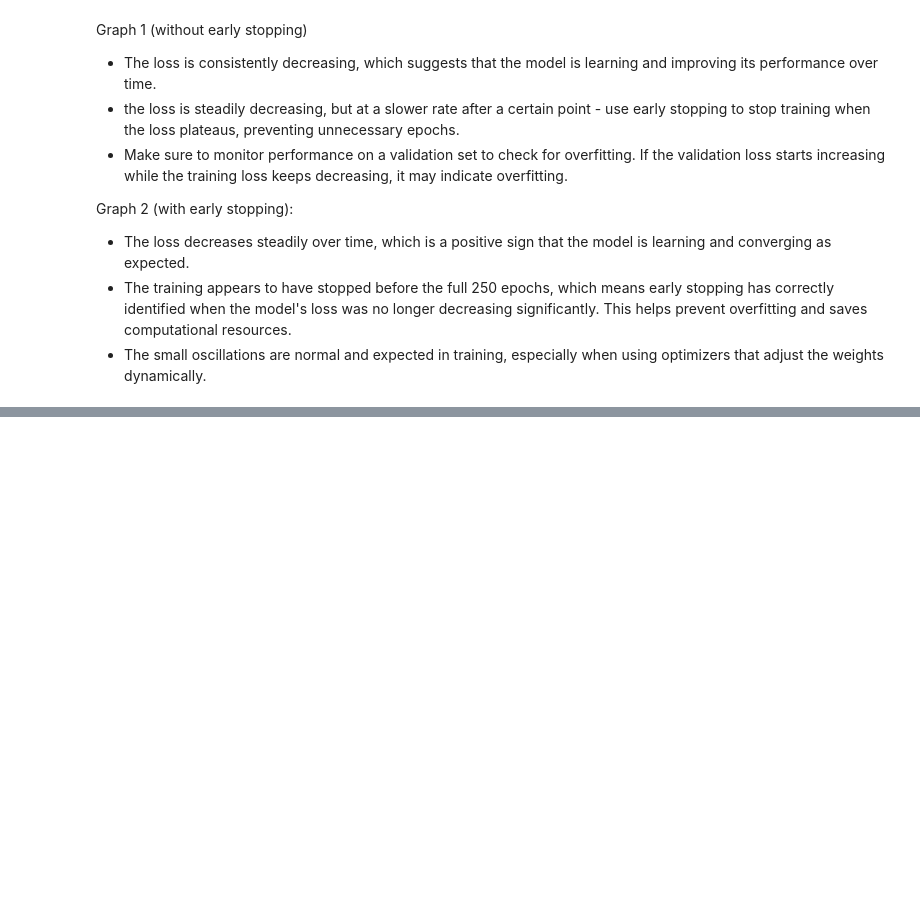
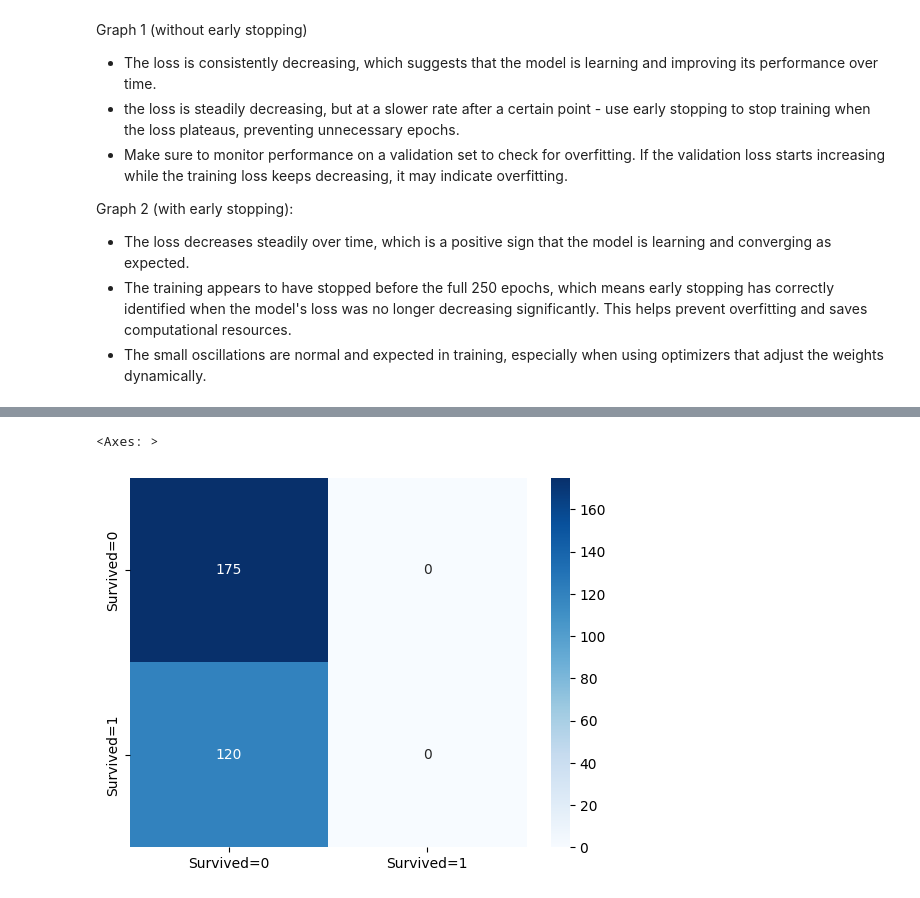
Before and after one commit to AnnaVerbytska/Titanic-Machine_Learning-from-Disaster, a Jupyter notebook: notebooks/tf-keras.ipynb, the cells around one changed output, grey strips where cells are left out. Saved outputs shown, nothing was run; the diff lists cells and outputs as text; code cells hidden in the pictures; blank space fills up the shorter version.

```diff
--- a/notebooks/tf-keras.ipynb
+++ b/notebooks/tf-keras.ipynb
@@ -247,0 +148,13 @@ model.predict(passenger)
+# %%
+# Model evaluation on the test set
+y_pred = model.predict(X_test)
+y_pred = (y_pred > 0.5).astype(int)  # Convert probabilities to binary class (0 or 1)
+# %%
+# Calculate the metrics
+from sklearn.metrics import accuracy_score, precision_score, recall_score, f1_score, roc_auc_score, confusion_matrix
+accuracy = accuracy_score(y_test, y_pred)
+precision = precision_score(y_test, y_pred)
+recall = recall_score(y_test, y_pred)
+f1 = f1_score(y_test, y_pred)
+roc_auc = roc_auc_score(y_test, y_pred)
+conf_matrix = confusion_matrix(y_test, y_pred)
@@ -247,0 +182,6 @@ model.predict(passenger)
+# %%
+# Optional: Display confusion matrix using seaborn heatmap
+sns.heatmap(conf_matrix, annot=True, fmt='d', cmap='Blues', xticklabels=['Survived=0', 'Survived=1'], yticklabels=['Survived=0', 'Survived=1'])
+# %% [output]
+<Axes: >
+[figure, added]
```
Also changed, not shown: parts of 20 cells of this notebook, 1 other file.
